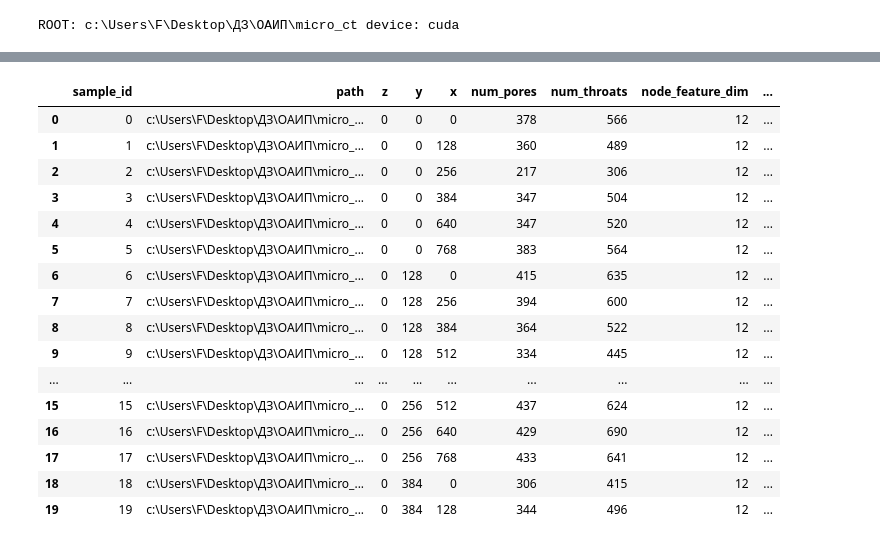
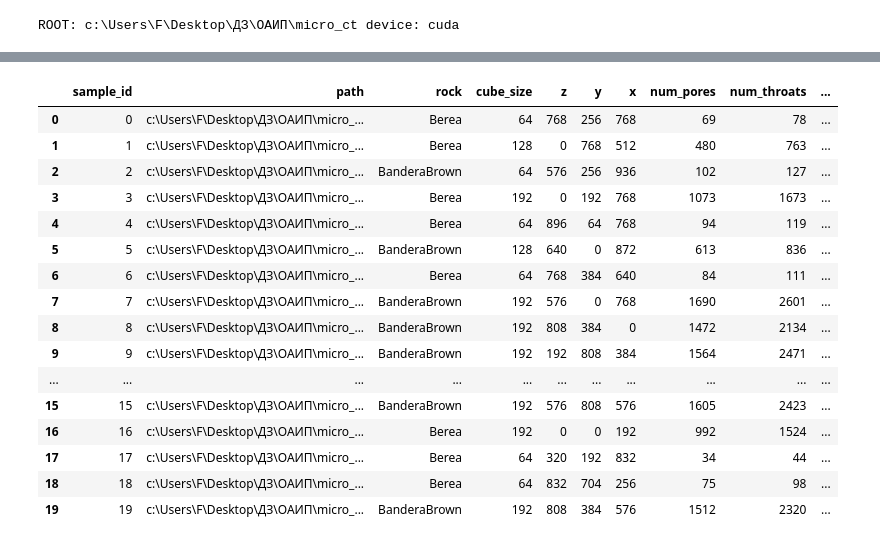
Before and after one commit to mxzt9/Micro-CT, a Jupyter notebook: src/notebooks/02_extract_networks_openpnm.ipynb, the cells around one changed output, grey strips where cells are left out. Saved outputs shown, nothing was run; the diff lists cells and outputs as text; code cells hidden in the pictures.

```diff
--- a/src/notebooks/02_extract_networks_openpnm.ipynb
+++ b/src/notebooks/02_extract_networks_openpnm.ipynb
@@ -34,16 +35,15 @@ print("ROOT:", ROOT, "device:", device)
 # %% [output]
 ROOT: c:\Users\F\Desktop\ДЗ\ОАИП\micro_ct device: cuda
 # %%
-CUBE_SIZE = 128
+CUBE_SIZES = list(DEFAULT_CUBE_SIZES)
 SPLIT = "train"
 MAX_SAMPLES = 20
 USE_TARGET_MASK = True
 THRESHOLD = 0.5
 VOXEL_SIZE_M = 2.25e-6
-DOMAIN_SIZE = (CUBE_SIZE * VOXEL_SIZE_M, CUBE_SIZE * VOXEL_SIZE_M, CUBE_SIZE * VOXEL_SIZE_M)
 SEG_CHECKPOINT = ROOT / "models" / "film_routed_unet3d_best.pth"
 # %%
-dataset = BereaPatchDataset(ROOT, split=SPLIT, cube_size=CUBE_SIZE, use_raw_gray=False, noise_types=["none"])
+dataset = BereaPatchDataset(ROOT, split=SPLIT, cube_size=CUBE_SIZES, use_raw_gray=False, noise_types=["none"], balance=True)
 loader = DataLoader(dataset, batch_size=1, shuffle=False, num_workers=0)
 
 seg_model = None
@@ -59,5 +59,7 @@ pipeline = DigitalCorePipeline(
     voxel_size=VOXEL_SIZE_M,
     mu=1.0e-3,
 )
+print("cube sizes:", CUBE_SIZES)
 print("samples:", len(dataset))
+display(dataset.df.groupby(["rock", "cube_size", "split"]).size().rename("samples").reset_index())
 # %% [output]
@@ -76,58 +86,66 @@ for sample_id, batch in enumerate(tqdm(loader, desc="extract networks")):
         cube = batch["x"][0].numpy()
         input_is_pore_mask = False
 
+    cube_size = int(batch["cube_size"][0])
+    domain_size = (cube_size * VOXEL_SIZE_M, cube_size * VOXEL_SIZE_M, cube_size * VOXEL_SIZE_M)
+    rock = batch["rock"][0]
+
     try:
         result = pipeline.run_cube(
             cube,
             input_is_pore_mask=input_is_pore_mask,
-            domain_size=DOMAIN_SIZE,
+            domain_size=domain_size,
             include_ph=True,
             compute_openpnm_baseline=True,
         )
     except Exception as exc:
         print(f"sample {sample_id} skipped: {exc}")
         continue
 
     coord = batch["coord"][0].tolist()
     result.network.metadata.update({
         "sample_id": sample_id,
         "coord": coord,
+        "rock": rock,
+        "cube_size": cube_size,
         "openpnm_k": result.permeability.k_openpnm,
     })
     out_path = OUT_DIR / f"network_{SPLIT}_{sample_id:04d}.pt"
     torch.save(result.network, out_path)
 
     row = {
         "sample_id": sample_id,
         "path": str(out_path),
+        "rock": rock,
+        "cube_size": cube_size,
         "z": coord[0],
         "y": coord[1],
         "x": coord[2],
         **result.network.metadata,
     }
     if result.permeability.k_openpnm is not None:
         row.update({f"openpnm_{k}": v for k, v in result.permeability.k_openpnm.items()})
     rows.append(row)
 
 summary = pd.DataFrame(rows)
 summary_path = OUT_DIR / f"network_{SPLIT}_summary.csv"
 summary.to_csv(summary_path, index=False)
 summary
 # %% [output]
-|  | sample_id | path | z | y | x | num_pores | num_throats | node_feature_dim | ... |
-| 0 | 0 | c:\Users\F\Desktop\ДЗ\ОАИП\micro_... | 0 | 0 | 0 | 378 | 566 | 12 | ... |
-| 1 | 1 | c:\Users\F\Desktop\ДЗ\ОАИП\micro_... | 0 | 0 | 128 | 360 | 489 | 12 | ... |
-| 2 | 2 | c:\Users\F\Desktop\ДЗ\ОАИП\micro_... | 0 | 0 | 256 | 217 | 306 | 12 | ... |
-| 3 | 3 | c:\Users\F\Desktop\ДЗ\ОАИП\micro_... | 0 | 0 | 384 | 347 | 504 | 12 | ... |
-| 4 | 4 | c:\Users\F\Desktop\ДЗ\ОАИП\micro_... | 0 | 0 | 640 | 347 | 520 | 12 | ... |
-| 5 | 5 | c:\Users\F\Desktop\ДЗ\ОАИП\micro_... | 0 | 0 | 768 | 383 | 564 | 12 | ... |
-| 6 | 6 | c:\Users\F\Desktop\ДЗ\ОАИП\micro_... | 0 | 128 | 0 | 415 | 635 | 12 | ... |
-| 7 | 7 | c:\Users\F\Desktop\ДЗ\ОАИП\micro_... | 0 | 128 | 256 | 394 | 600 | 12 | ... |
-| 8 | 8 | c:\Users\F\Desktop\ДЗ\ОАИП\micro_... | 0 | 128 | 384 | 364 | 522 | 12 | ... |
-| 9 | 9 | c:\Users\F\Desktop\ДЗ\ОАИП\micro_... | 0 | 128 | 512 | 334 | 445 | 12 | ... |
-| ... | ... | ... | ... | ... | ... | ... | ... | ... | ... |
-| 15 | 15 | c:\Users\F\Desktop\ДЗ\ОАИП\micro_... | 0 | 256 | 512 | 437 | 624 | 12 | ... |
-| 16 | 16 | c:\Users\F\Desktop\ДЗ\ОАИП\micro_... | 0 | 256 | 640 | 429 | 690 | 12 | ... |
-| 17 | 17 | c:\Users\F\Desktop\ДЗ\ОАИП\micro_... | 0 | 256 | 768 | 433 | 641 | 12 | ... |
-| 18 | 18 | c:\Users\F\Desktop\ДЗ\ОАИП\micro_... | 0 | 384 | 0 | 306 | 415 | 12 | ... |
-| 19 | 19 | c:\Users\F\Desktop\ДЗ\ОАИП\micro_... | 0 | 384 | 128 | 344 | 496 | 12 | ... |
+|  | sample_id | path | rock | cube_size | z | y | x | num_pores | num_throats | ... |
+| 0 | 0 | c:\Users\F\Desktop\ДЗ\ОАИП\micro_... | Berea | 64 | 768 | 256 | 768 | 69 | 78 | ... |
+| 1 | 1 | c:\Users\F\Desktop\ДЗ\ОАИП\micro_... | Berea | 128 | 0 | 768 | 512 | 480 | 763 | ... |
+| 2 | 2 | c:\Users\F\Desktop\ДЗ\ОАИП\micro_... | BanderaBrown | 64 | 576 | 256 | 936 | 102 | 127 | ... |
+| 3 | 3 | c:\Users\F\Desktop\ДЗ\ОАИП\micro_... | Berea | 192 | 0 | 192 | 768 | 1073 | 1673 | ... |
+| 4 | 4 | c:\Users\F\Desktop\ДЗ\ОАИП\micro_... | Berea | 64 | 896 | 64 | 768 | 94 | 119 | ... |
+| 5 | 5 | c:\Users\F\Desktop\ДЗ\ОАИП\micro_... | BanderaBrown | 128 | 640 | 0 | 872 | 613 | 836 | ... |
+| 6 | 6 | c:\Users\F\Desktop\ДЗ\ОАИП\micro_... | Berea | 64 | 768 | 384 | 640 | 84 | 111 | ... |
+| 7 | 7 | c:\Users\F\Desktop\ДЗ\ОАИП\micro_... | BanderaBrown | 192 | 576 | 0 | 768 | 1690 | 2601 | ... |
+| 8 | 8 | c:\Users\F\Desktop\ДЗ\ОАИП\micro_... | BanderaBrown | 192 | 808 | 384 | 0 | 1472 | 2134 | ... |
+| 9 | 9 | c:\Users\F\Desktop\ДЗ\ОАИП\micro_... | BanderaBrown | 192 | 192 | 808 | 384 | 1564 | 2471 | ... |
+| ... | ... | ... | ... | ... | ... | ... | ... | ... | ... | ... |
+| 15 | 15 | c:\Users\F\Desktop\ДЗ\ОАИП\micro_... | BanderaBrown | 192 | 576 | 808 | 576 | 1605 | 2423 | ... |
+| 16 | 16 | c:\Users\F\Desktop\ДЗ\ОАИП\micro_... | Berea | 192 | 0 | 0 | 192 | 992 | 1524 | ... |
+| 17 | 17 | c:\Users\F\Desktop\ДЗ\ОАИП\micro_... | Berea | 64 | 320 | 192 | 832 | 34 | 44 | ... |
+| 18 | 18 | c:\Users\F\Desktop\ДЗ\ОАИП\micro_... | Berea | 64 | 832 | 704 | 256 | 75 | 98 | ... |
+| 19 | 19 | c:\Users\F\Desktop\ДЗ\ОАИП\micro_... | BanderaBrown | 192 | 808 | 384 | 576 | 1512 | 2320 | ... |
```
Also changed, not shown: parts of 2 cells of this notebook, 53 other files.
